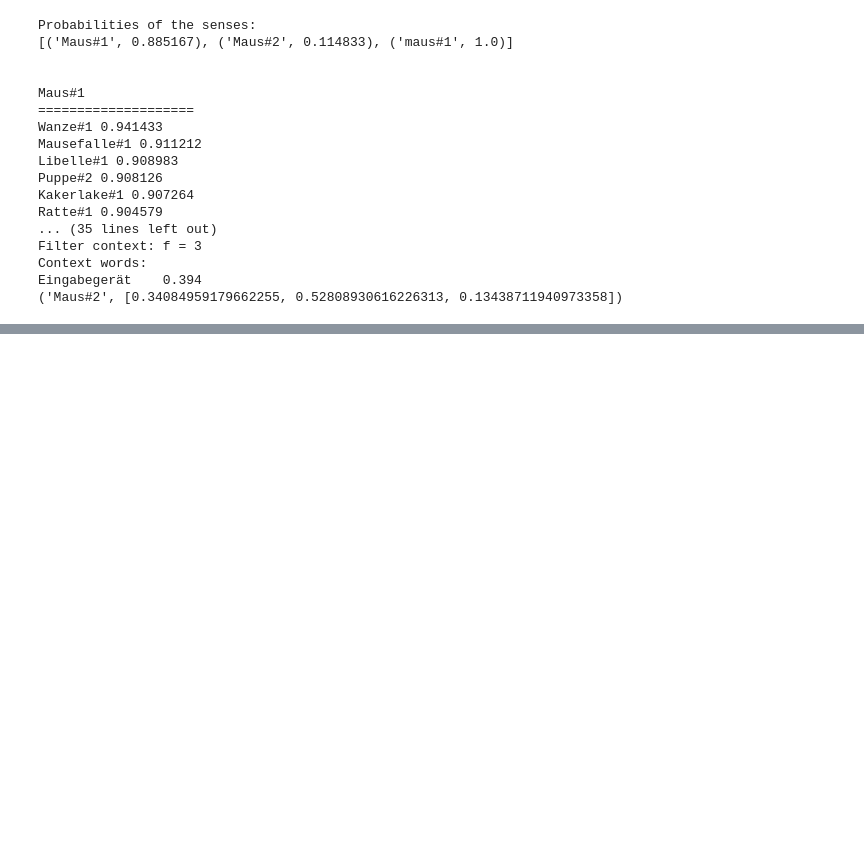
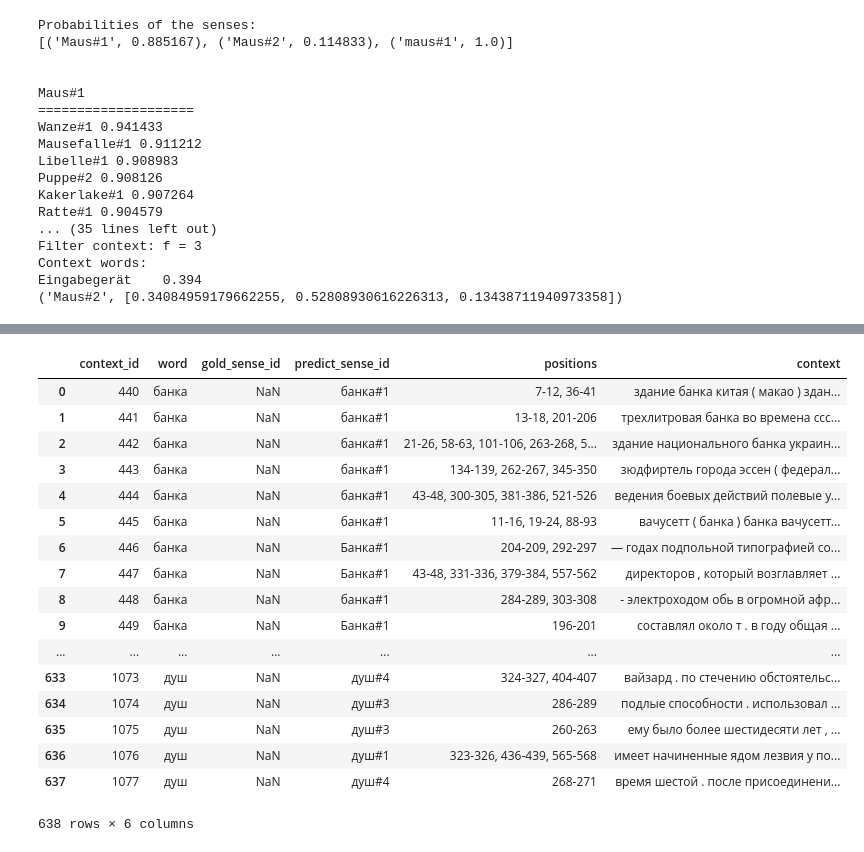
Before and after one commit to uhh-lt/sensegram, a Jupyter notebook: QuickStart.ipynb, the cells around one changed output, grey strips where cells are left out. Saved outputs shown, nothing was run; the diff lists cells and outputs as text; code cells hidden in the pictures; blank space fills up the shorter version.

```diff
--- a/QuickStart.ipynb
+++ b/QuickStart.ipynb
@@ -134,0 +235,21 @@ Eingabegerät    0.394
+# %%
+df
+# %% [output]
+|  | context_id | word | gold_sense_id | predict_sense_id | positions | context |
+| 0 | 440 | банка | NaN | банка#1 | 7-12, 36-41 | здание банка китая ( макао ) здан... |
+| 1 | 441 | банка | NaN | банка#1 | 13-18, 201-206 | трехлитровая банка во времена ссс... |
+| 2 | 442 | банка | NaN | банка#1 | 21-26, 58-63, 101-106, 263-268, 5... | здание национального банка украин... |
+| 3 | 443 | банка | NaN | банка#1 | 134-139, 262-267, 345-350 | зюдфиртель города эссен ( федерал... |
+| 4 | 444 | банка | NaN | банка#1 | 43-48, 300-305, 381-386, 521-526 | ведения боевых действий полевые у... |
+| 5 | 445 | банка | NaN | банка#1 | 11-16, 19-24, 88-93 | вачусетт ( банка ) банка вачусетт... |
+| 6 | 446 | банка | NaN | Банка#1 | 204-209, 292-297 | — годах подпольной типографией со... |
+| 7 | 447 | банка | NaN | Банка#1 | 43-48, 331-336, 379-384, 557-562 | директоров , который возглавляет ... |
+| 8 | 448 | банка | NaN | банка#1 | 284-289, 303-308 | - электроходом обь в огромной афр... |
+| 9 | 449 | банка | NaN | Банка#1 | 196-201 | составлял около т . в году общая ... |
+| ... | ... | ... | ... | ... | ... | ... |
+| 633 | 1073 | душ | NaN | душ#4 | 324-327, 404-407 | вайзард . по стечению обстоятельс... |
+| 634 | 1074 | душ | NaN | душ#3 | 286-289 | подлые способности . использовал ... |
+| 635 | 1075 | душ | NaN | душ#3 | 260-263 | ему было более шестидесяти лет , ... |
+| 636 | 1076 | душ | NaN | душ#1 | 323-326, 436-439, 565-568 | имеет начиненные ядом лезвия у по... |
+| 637 | 1077 | душ | NaN | душ#4 | 268-271 | время шестой . после присоединени... |
+638 rows × 6 columns
```
Also changed, not shown: parts of 3 cells of this notebook, 1 other file.
